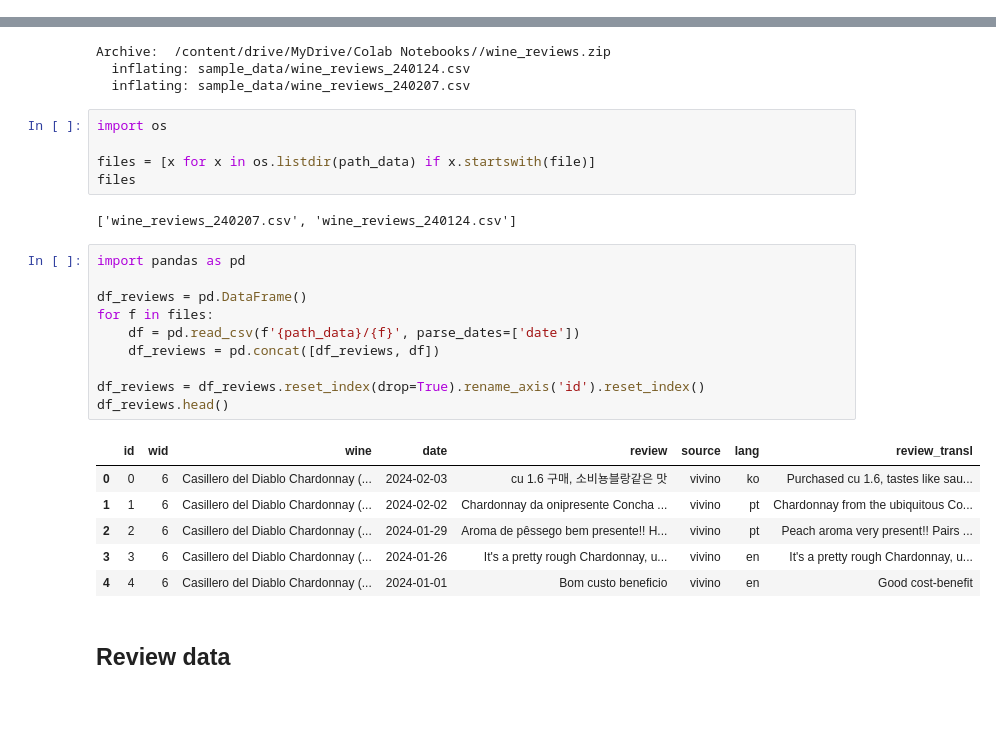
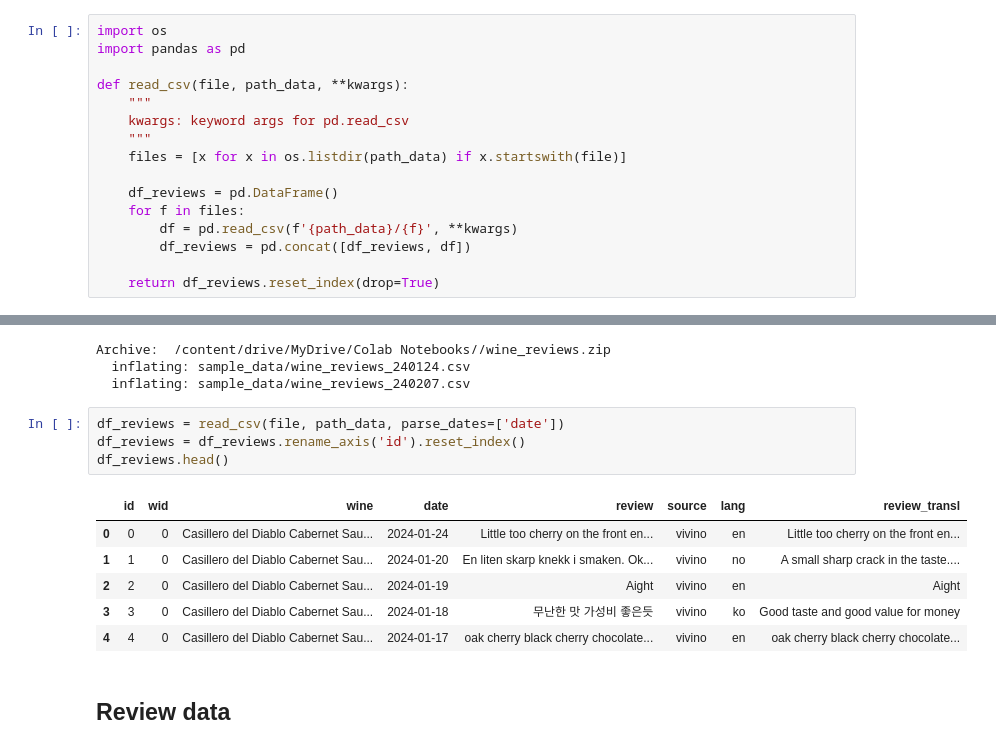
Before and after one commit to lbk209/topic_modeling, a Jupyter notebook: tm_wine_reviews_params.ipynb, the cells around one changed output, grey strips where cells are left out. Cells and saved outputs as stored; diff of their text form; blank space fills up the shorter version.

```diff
--- a/tm_wine_reviews_params.ipynb
+++ b/tm_wine_reviews_params.ipynb
@@ -14,6 +14,22 @@ from tqdm import tqdm
 # to work with path name having blank
 import locale
 locale.getpreferredencoding = lambda: "UTF-8"
+# %%
+import os
+import pandas as pd
+
+def read_csv(file, path_data, **kwargs):
+    """
+    kwargs: keyword args for pd.read_csv
+    """
+    files = [x for x in os.listdir(path_data) if x.startswith(file)]
+
+    df_reviews = pd.DataFrame()
+    for f in files:
+        df = pd.read_csv(f'{path_data}/{f}', **kwargs)
+        df_reviews = pd.concat([df_reviews, df])
+
+    return df_reviews.reset_index(drop=True)
 # %% [markdown]
 run to copy files from google drive
 # %%
@@ -38,30 +54,17 @@ path_src = '/content/drive/MyDrive/Colab\ Notebooks/'
 Archive:  /content/drive/MyDrive/Colab Notebooks//wine_reviews.zip
   inflating: sample_data/wine_reviews_240124.csv
   inflating: sample_data/wine_reviews_240207.csv
-# %%
-import os
-
-files = [x for x in os.listdir(path_data) if x.startswith(file)]
-files
-# %% [output]
-['wine_reviews_240207.csv', 'wine_reviews_240124.csv']
 # %%
-import pandas as pd
-
-df_reviews = pd.DataFrame()
-for f in files:
-    df = pd.read_csv(f'{path_data}/{f}', parse_dates=['date'])
-    df_reviews = pd.concat([df_reviews, df])
-
-df_reviews = df_reviews.reset_index(drop=True).rename_axis('id').reset_index()
+df_reviews = read_csv(file, path_data, parse_dates=['date'])
+df_reviews = df_reviews.rename_axis('id').reset_index()
 df_reviews.head()
 # %% [output]
 |  | id | wid | wine | date | review | source | lang | review_transl |
-| 0 | 0 | 6 | Casillero del Diablo Chardonnay (... | 2024-02-03 | cu 1.6 구매, 소비뇽블랑같은 맛 | vivino | ko | Purchased cu 1.6, tastes like sau... |
-| 1 | 1 | 6 | Casillero del Diablo Chardonnay (... | 2024-02-02 | Chardonnay da onipresente Concha ... | vivino | pt | Chardonnay from the ubiquitous Co... |
-| 2 | 2 | 6 | Casillero del Diablo Chardonnay (... | 2024-01-29 | Aroma de pêssego bem presente!! H... | vivino | pt | Peach aroma very present!! Pairs ... |
-| 3 | 3 | 6 | Casillero del Diablo Chardonnay (... | 2024-01-26 | It's a pretty rough Chardonnay, u... | vivino | en | It's a pretty rough Chardonnay, u... |
-| 4 | 4 | 6 | Casillero del Diablo Chardonnay (... | 2024-01-01 | Bom custo beneficio | vivino | en | Good cost-benefit |
+| 0 | 0 | 0 | Casillero del Diablo Cabernet Sau... | 2024-01-24 | Little too cherry on the front en... | vivino | en | Little too cherry on the front en... |
+| 1 | 1 | 0 | Casillero del Diablo Cabernet Sau... | 2024-01-20 | En liten skarp knekk i smaken. Ok... | vivino | no | A small sharp crack in the taste.... |
+| 2 | 2 | 0 | Casillero del Diablo Cabernet Sau... | 2024-01-19 | Aight | vivino | en | Aight |
+| 3 | 3 | 0 | Casillero del Diablo Cabernet Sau... | 2024-01-18 | 무난한 맛 가성비 좋은듯 | vivino | ko | Good taste and good value for money |
+| 4 | 4 | 0 | Casillero del Diablo Cabernet Sau... | 2024-01-17 | oak cherry black cherry chocolate... | vivino | en | oak cherry black cherry chocolate... |
 # %% [markdown]
 ## Review data
 # %% [markdown]
```
Also changed, not shown: parts of 12 cells of this notebook.
